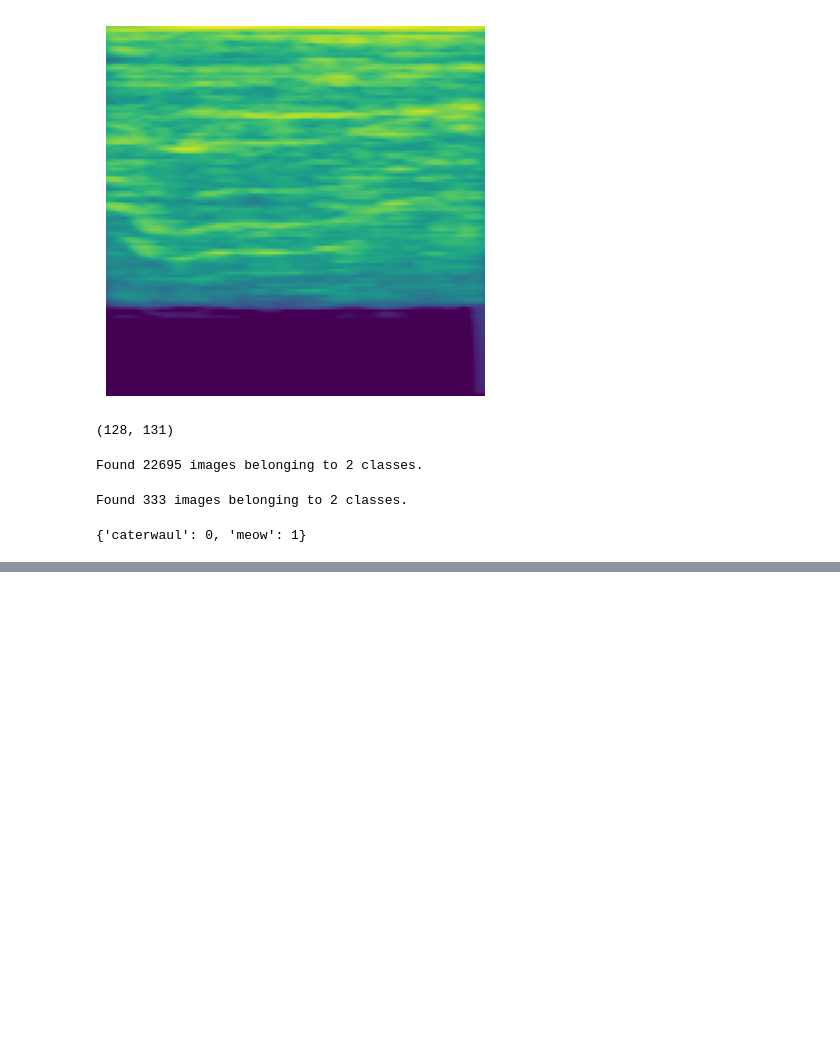
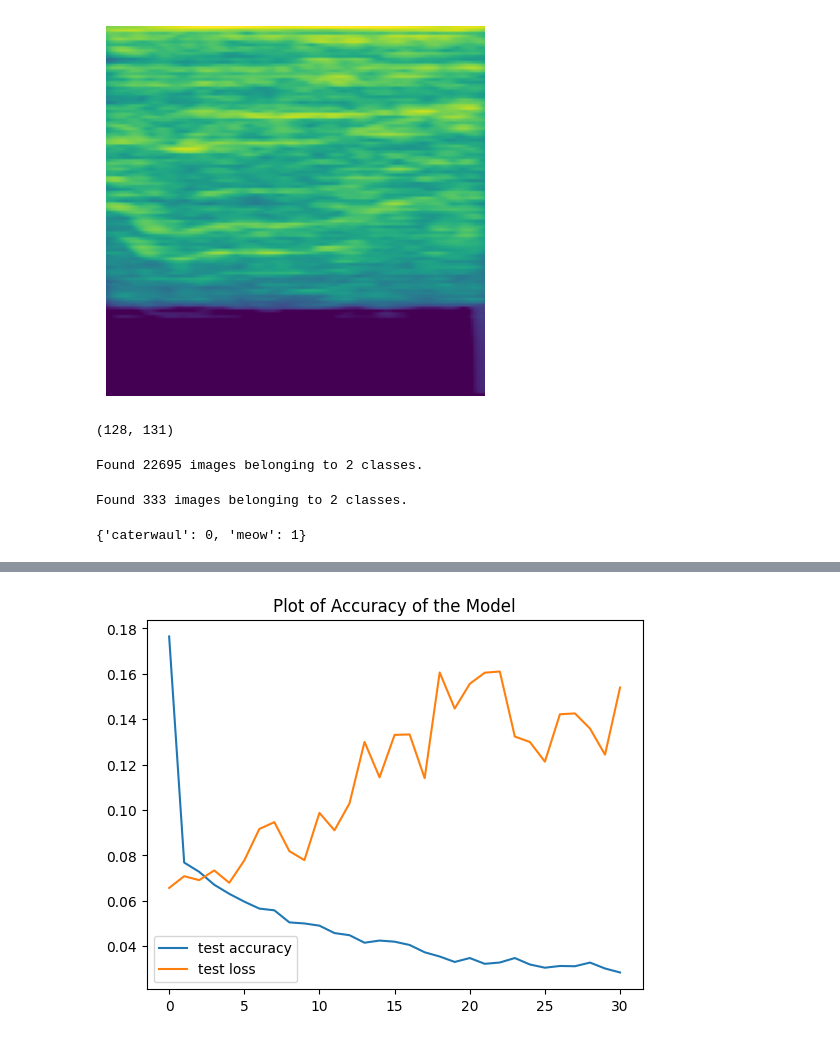
Before and after one commit to lukekim420/catclass_ai, a Jupyter notebook: preprocess.ipynb, the cells around one changed output, grey strips where cells are left out. Saved outputs shown, nothing was run; the diff lists cells and outputs as text; code cells hidden in the pictures; blank space fills up the shorter version.

```diff
--- a/preprocess.ipynb
+++ b/preprocess.ipynb
@@ -197,14 +197,23 @@ from keras.callbacks import EarlyStopping
 
 custom_early_stopping = EarlyStopping(
     monitor='accuracy',
-    patience=5
+    patience=15
 )
 # %%
 # 모델 학습
+
+from keras.callbacks import ModelCheckpoint
+
+# ModelCheckpoint 객체를 생성합니다.
+checkpoint = ModelCheckpoint("/catclass_ai/weights.h5", monitor='val_loss', verbose=1, save_best_only=True, mode='max', save_weights_only=True)
+
+# 모델을 학습합니다. ModelCheckpoint 객체를 콜백으로 전달합니다.
+
 history =  model.fit(train_dataset,
                      epochs=100,
+                     batch_size=32,
                      verbose=1,
                      validation_data = test_dataset,
-                     callbacks=[custom_early_stopping])
+                     callbacks=[custom_early_stopping,checkpoint])
 # %% [output]
 Epoch 1/100
@@ -226,0 +247,8 @@ KeyboardInterrupt:
+# %%
+plt.title('Plot of Accuracy of the Model')
+plt.plot(history.history['loss'], label='test accuracy')
+plt.plot(history.history['val_loss'], label='test loss')
+plt.legend()
+plt.show()
+# %% [output]
+[figure, added]
```
Also changed, not shown: parts of 6 cells of this notebook, 2 other files.
